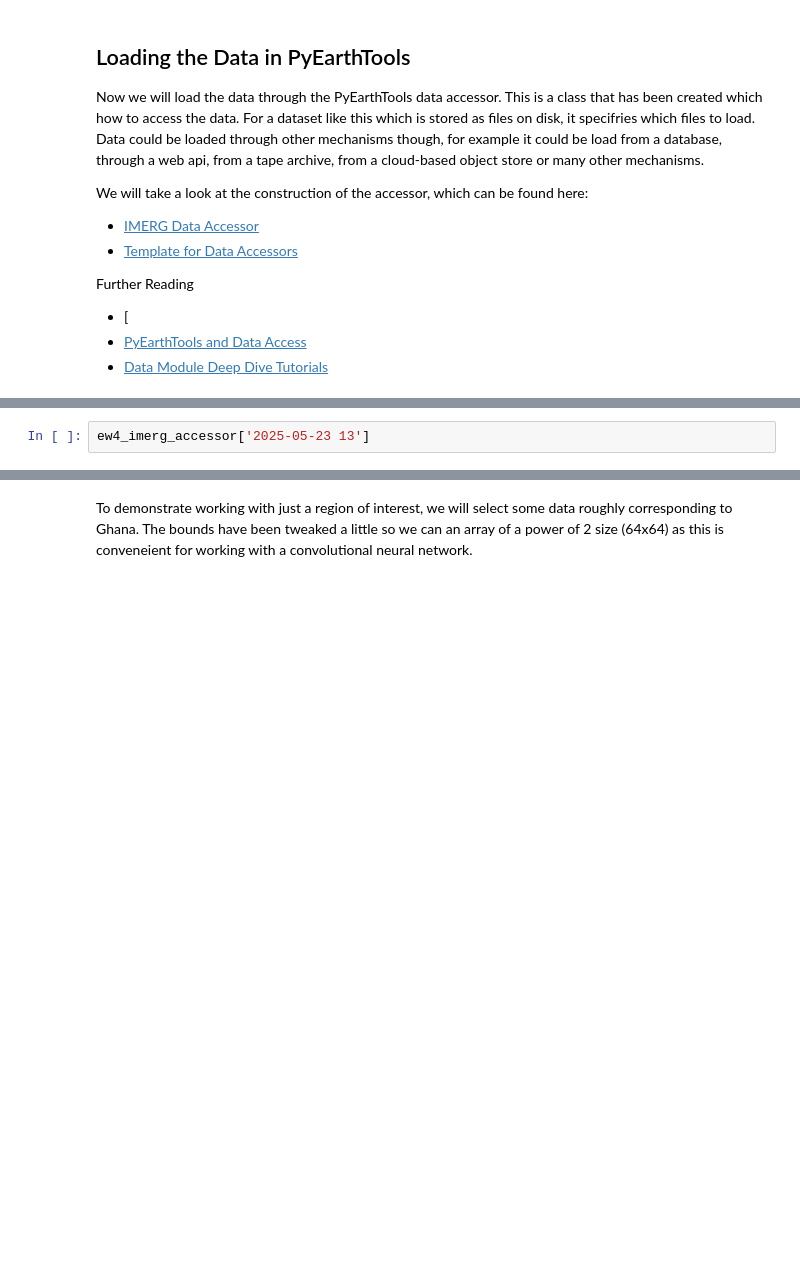
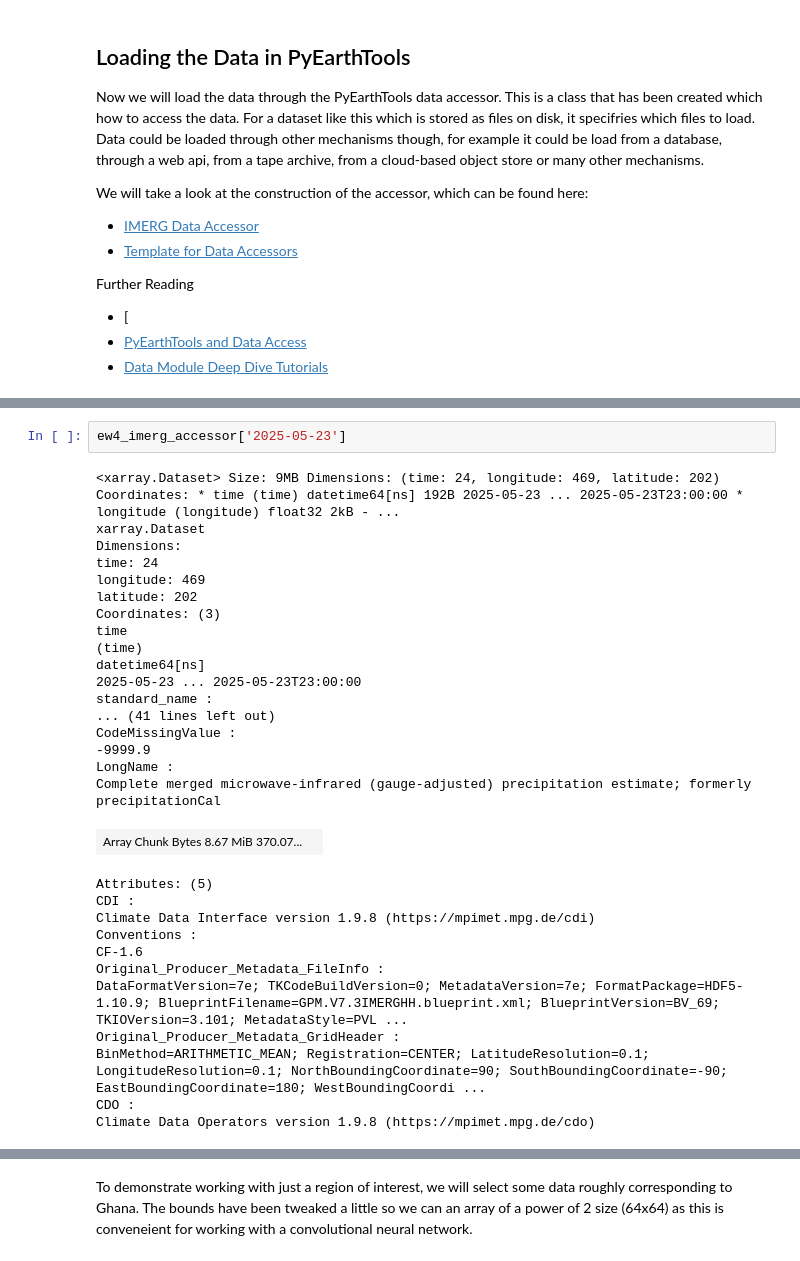
Before and after one commit to uk-gov-mirror/MetOffice.pyearthtools_jasmin, a Jupyter notebook: notebooks/ew4energy/ew4_imerg_explore.ipynb, the cells around one changed output, grey strips where cells are left out. Drawn from its saved outputs; the diff is of its cells as text; blank space fills up the shorter version.

```diff
--- a/notebooks/ew4energy/ew4_imerg_explore.ipynb
+++ b/notebooks/ew4energy/ew4_imerg_explore.ipynb
@@ -138,5 +289,35 @@ ew4_imerg_accessor['2025-05-23 03:00']
 # %%
-ew4_imerg_accessor['2025-05-23 13']
+ew4_imerg_accessor['2025-05-23']
+# %% [output]
+<xarray.Dataset> Size: 9MB Dimensions: (time: 24, longitude: 469, latitude: 202) Coordinates: * time (time) datetime64[ns] 192B 2025-05-23 ... 2025-05-23T23:00:00 * longitude (longitude) float32 2kB - ...
+xarray.Dataset
+Dimensions:
+time: 24
+longitude: 469
+latitude: 202
+Coordinates: (3)
+time
+(time)
+datetime64[ns]
+2025-05-23 ... 2025-05-23T23:00:00
+standard_name :
+... (41 lines left out)
+CodeMissingValue :
+-9999.9
+LongName :
+Complete merged microwave-infrared (gauge-adjusted) precipitation estimate; formerly precipitationCal
+| Array Chunk Bytes 8.67 MiB 370.07... |  |
+Attributes: (5)
+CDI :
+Climate Data Interface version 1.9.8 (https://mpimet.mpg.de/cdi)
+Conventions :
+CF-1.6
+Original_Producer_Metadata_FileInfo :
+DataFormatVersion=7e; TKCodeBuildVersion=0; MetadataVersion=7e; FormatPackage=HDF5-1.10.9; BlueprintFilename=GPM.V7.3IMERGHH.blueprint.xml; BlueprintVersion=BV_69; TKIOVersion=3.101; MetadataStyle=PVL ...
+Original_Producer_Metadata_GridHeader :
+BinMethod=ARITHMETIC_MEAN; Registration=CENTER; LatitudeResolution=0.1; LongitudeResolution=0.1; NorthBoundingCoordinate=90; SouthBoundingCoordinate=-90; EastBoundingCoordinate=180; WestBoundingCoordi ...
+CDO :
+Climate Data Operators version 1.9.8 (https://mpimet.mpg.de/cdo)
 # %%
 fig1 = matplotlib.pyplot.figure(figsize=(16,10))
 ax1=fig1.add_subplot(1,1,1,projection=cartopy.crs.PlateCarree())
```
Also changed, not shown: parts of 35 cells of this notebook, 2 other files.
